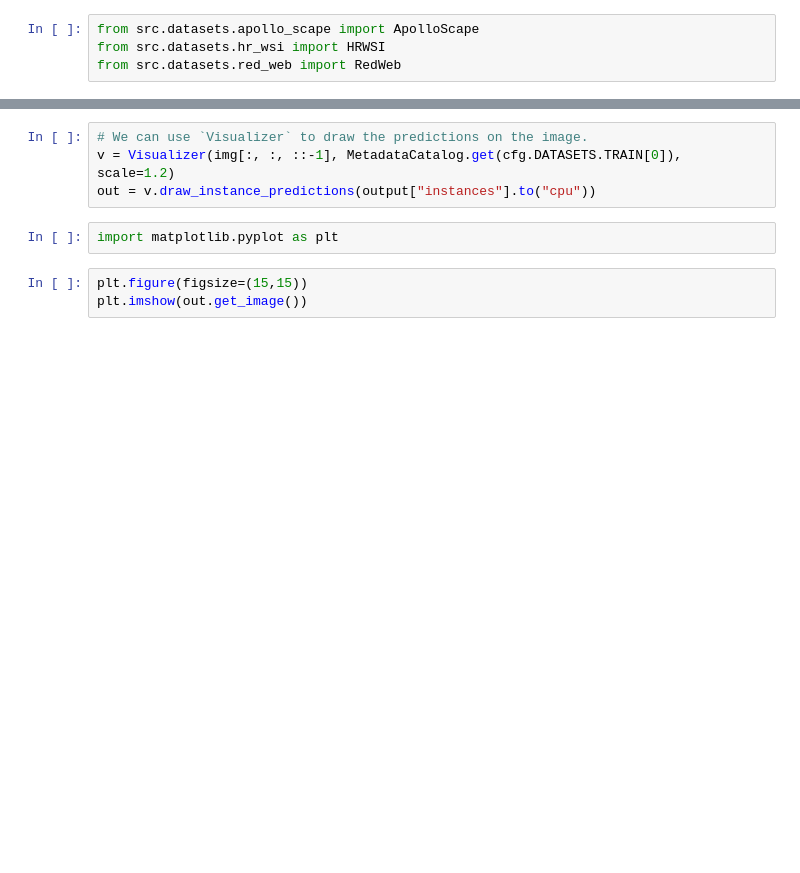
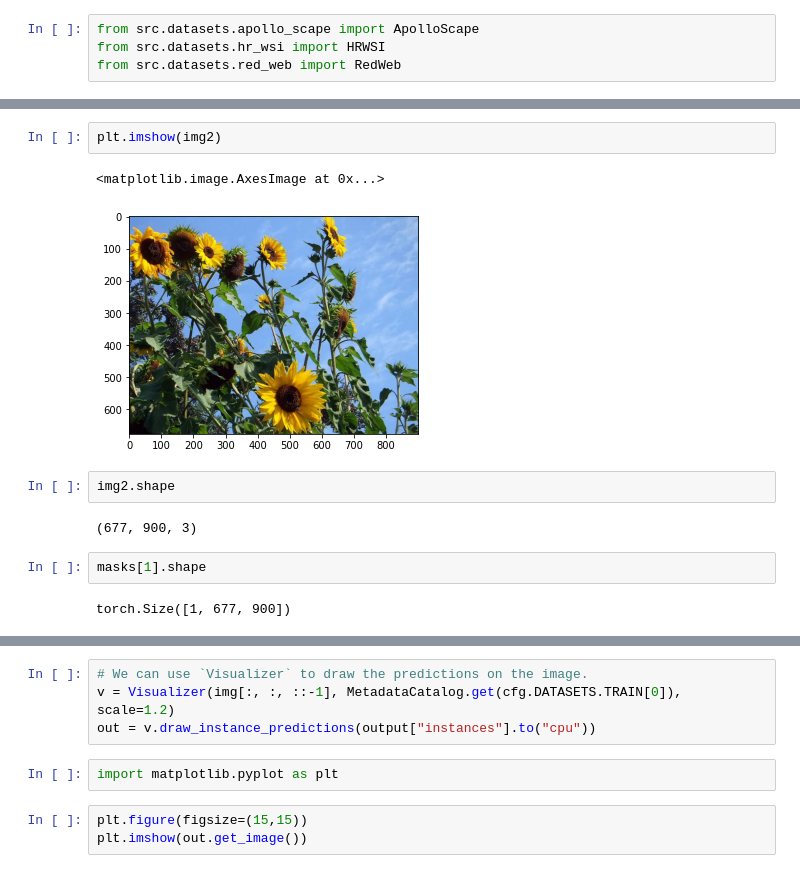
Before and after one commit to Ahmedjjj/midas_hkrm, a Jupyter notebook: notebooks/Object-detection.ipynb, the cells around one changed output, grey strips where cells are left out. Drawn from its saved outputs; the diff is of its cells as text; blank space fills up the shorter version.

```diff
--- a/notebooks/Object-detection.ipynb
+++ b/notebooks/Object-detection.ipynb
@@ -88,0 +112,13 @@ output = predictor(img)
+# %%
+plt.imshow(img2)
+# %% [output]
+<matplotlib.image.AxesImage at 0x...>
+[figure, added]
+# %%
+img2.shape
+# %% [output]
+(677, 900, 3)
+# %%
+masks[1].shape
+# %% [output]
+torch.Size([1, 677, 900])
```
Also changed, not shown: parts of 27 cells of this notebook, 5 other files.
